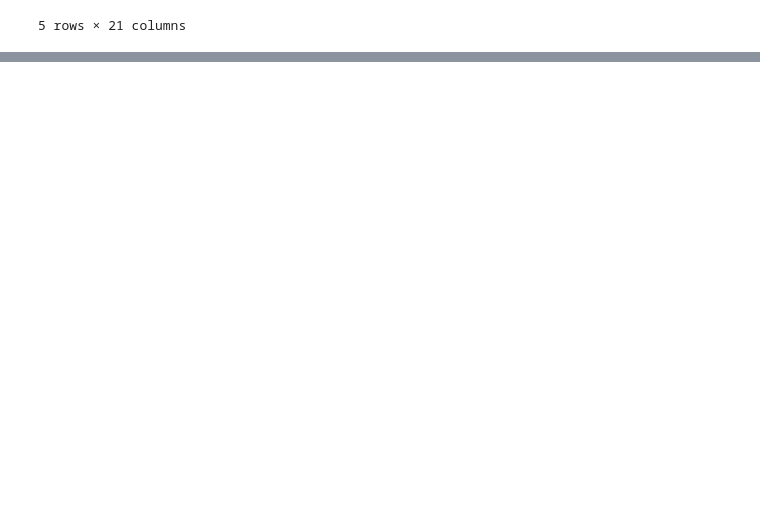
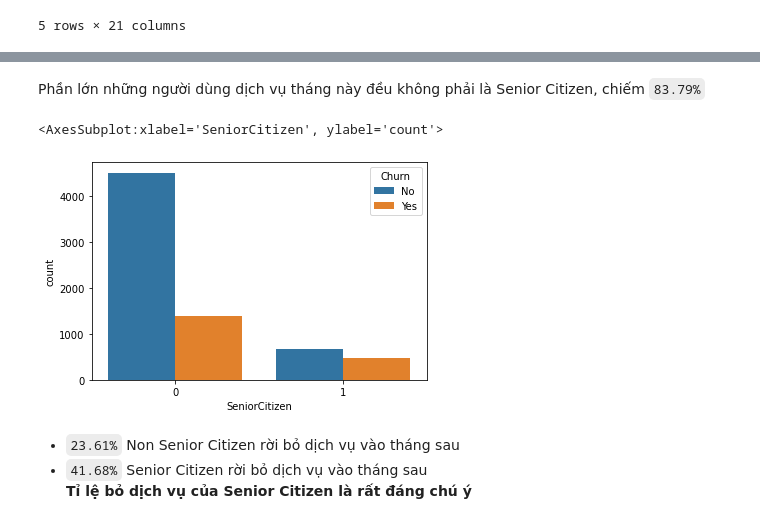
Before and after one commit to cuonglp1713/Customers-Churn-Analysis, a Jupyter notebook: Test.ipynb, the cells around one changed output, grey strips where cells are left out. Drawn from its saved outputs; the diff is of its cells as text; code cells hidden in the pictures; blank space fills up the shorter version.

Commit message:
data understanding and some EDA

```diff
--- a/Test.ipynb
+++ b/Test.ipynb
@@ -19,0 +46,3 @@ raw_data.
+# %%
+raw_data['SeniorCitizen'] = raw_data['SeniorCitizen'].astype('object')
+raw_data['TotalCharges'] = pd.to_numeric(raw_data['TotalCharges'], errors='coerce')
@@ -19,0 +84,2 @@ raw_data.
+# %%
+raw_data['TotalCharges'].fillna(raw_data['tenure'] * raw_data['MonthlyCharges'], inplace=True)
@@ -19,0 +190,11 @@ raw_data.
+# %% [markdown]
+Phần lớn những người dùng dịch vụ tháng này đều không phải là Senior Citizen, chiếm `83.79%`
+# %%
+sns.countplot(x='SeniorCitizen', hue='Churn', data=raw_data)
+# %% [output]
+<AxesSubplot:xlabel='SeniorCitizen', ylabel='count'>
+[figure, added]
+# %% [markdown]
+- `23.61%` Non Senior Citizen rời bỏ dịch vụ vào tháng sau
+- `41.68%` Senior Citizen rời bỏ dịch vụ vào tháng sau <br>
+<b>Tỉ lệ bỏ dịch vụ của Senior Citizen là rất đáng chú ý</b>
```
Also changed, not shown: parts of 56 cells of this notebook.
